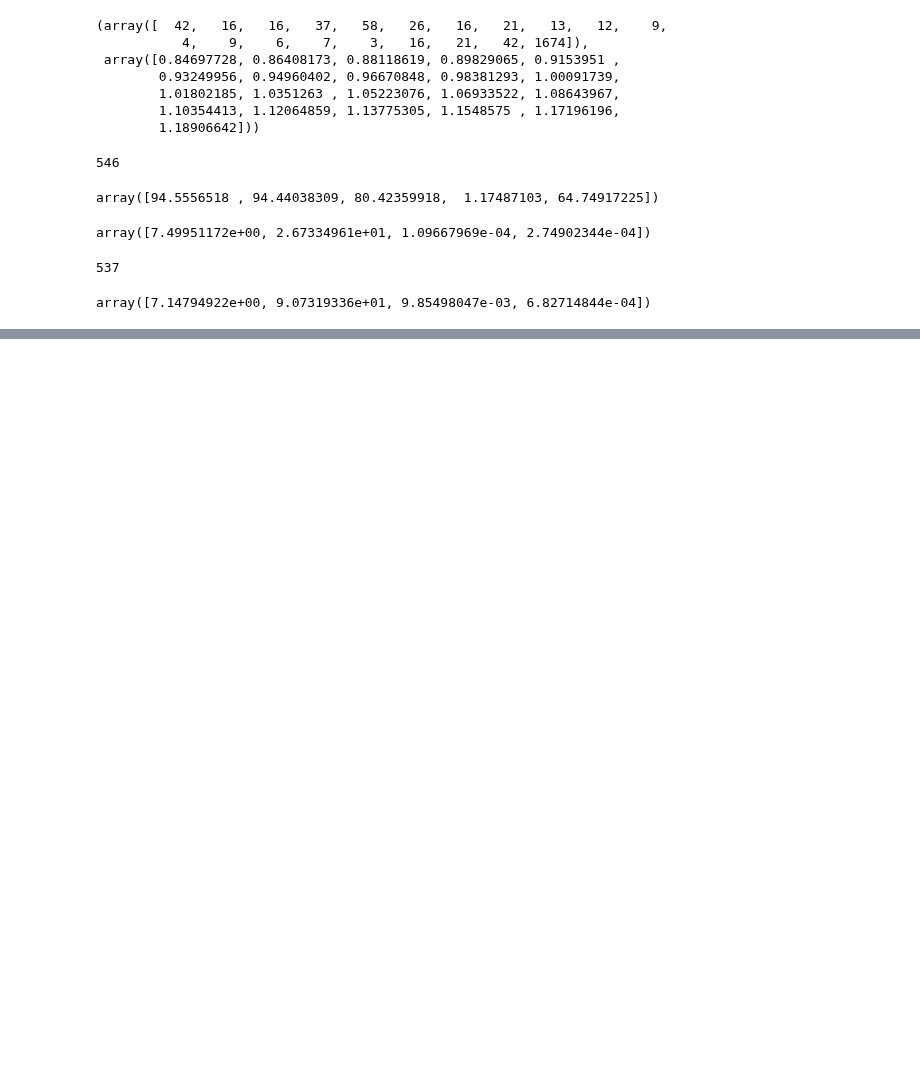
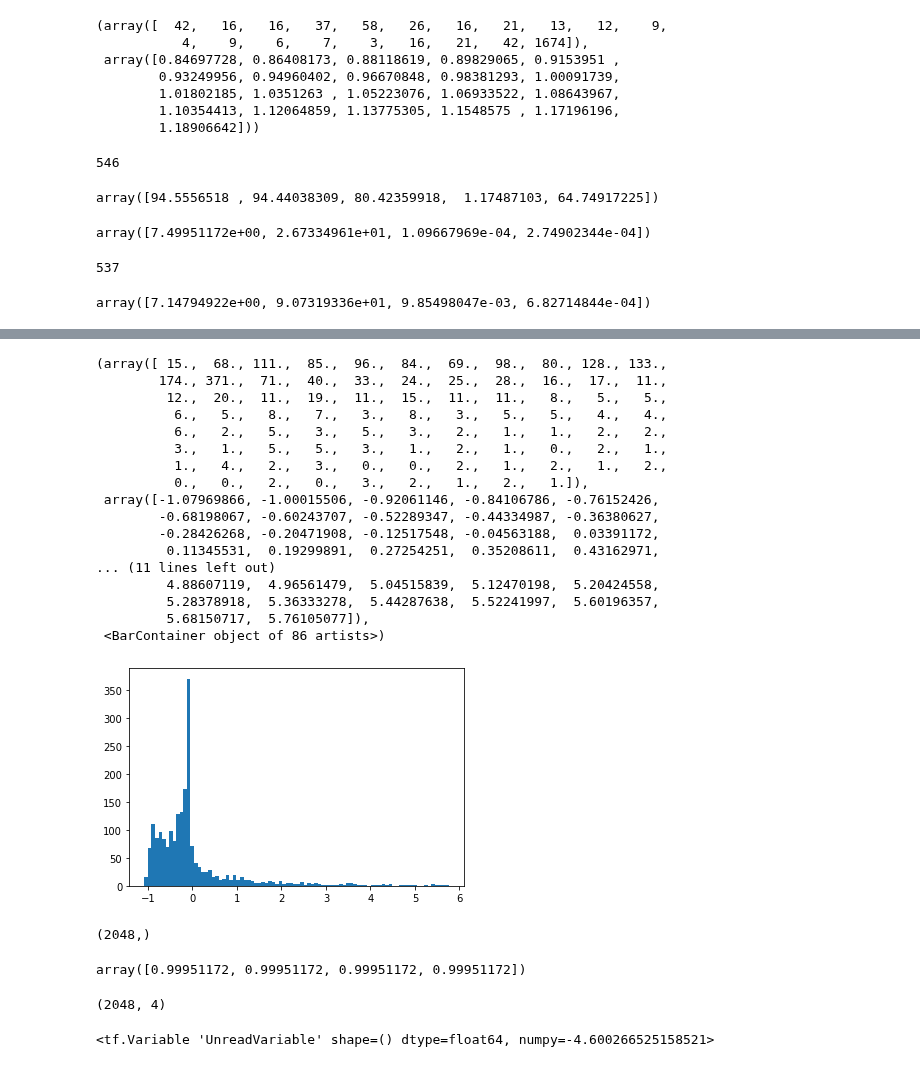
Before and after one commit to sebtsh/efficient-distributionally-robust-BO, a Jupyter notebook: data/portfolio/cvxportfolio.ipynb, the cells around one changed output, grey strips where cells are left out. Drawn from its saved outputs; the diff is of its cells as text; code cells hidden in the pictures; blank space fills up the shorter version.

```diff
--- a/data/portfolio/cvxportfolio.ipynb
+++ b/data/portfolio/cvxportfolio.ipynb
@@ -340,0 +336,27 @@ array([7.14794922e+00, 9.07319336e+01, 9.85498047e-03, 6.82714844e-04])
+# %%
+standardized_returns = (all_results[:, 0] - np.mean(all_results[:, 0])) / np.std(all_results[:, 0])
+# %%
+plt.hist(standardized_returns, bins='auto')
+# %% [output]
+(array([ 15.,  68., 111.,  85.,  96.,  84.,  69.,  98.,  80., 128., 133.,
+        174., 371.,  71.,  40.,  33.,  24.,  25.,  28.,  16.,  17.,  11.,
+         12.,  20.,  11.,  19.,  11.,  15.,  11.,  11.,   8.,   5.,   5.,
+          6.,   5.,   8.,   7.,   3.,   8.,   3.,   5.,   5.,   4.,   4.,
+          6.,   2.,   5.,   3.,   5.,   3.,   2.,   1.,   1.,   2.,   2.,
+          3.,   1.,   5.,   5.,   3.,   1.,   2.,   1.,   0.,   2.,   1.,
+          1.,   4.,   2.,   3.,   0.,   0.,   2.,   1.,   2.,   1.,   2.,
+          0.,   0.,   2.,   0.,   3.,   2.,   1.,   2.,   1.]),
+ array([-1.07969866, -1.00015506, -0.92061146, -0.84106786, -0.76152426,
+        -0.68198067, -0.60243707, -0.52289347, -0.44334987, -0.36380627,
+        -0.28426268, -0.20471908, -0.12517548, -0.04563188,  0.03391172,
+         0.11345531,  0.19299891,  0.27254251,  0.35208611,  0.43162971,
+... (11 lines left out)
+         4.88607119,  4.96561479,  5.04515839,  5.12470198,  5.20424558,
+         5.28378918,  5.36333278,  5.44287638,  5.52241997,  5.60196357,
+         5.68150717,  5.76105077]),
+ <BarContainer object of 86 artists>)
+[figure, added]
+# %%
+standardized_returns.shape
+# %% [output]
+(2048,)
@@ -340,0 +366,4 @@ array([7.14794922e+00, 9.07319336e+01, 9.85498047e-03, 6.82714844e-04])
+# %%
+np.max((scaled_samples - lowers) / (uppers - lowers), axis=0)
+# %% [output]
+array([0.99951172, 0.99951172, 0.99951172, 0.99951172])
@@ -340,0 +372,4 @@ array([7.14794922e+00, 9.07319336e+01, 9.85498047e-03, 6.82714844e-04])
+# %%
+normalized_samples.shape
+# %% [output]
+(2048, 4)
@@ -340,0 +383,4 @@ array([7.14794922e+00, 9.07319336e+01, 9.85498047e-03, 6.82714844e-04])
+# %%
+gp.likelihood.variance.assign(0.01)
+# %% [output]
+<tf.Variable 'UnreadVariable' shape=() dtype=float64, numpy=-4.600266525158521>
```
Also changed, not shown: parts of 48 cells of this notebook, 2 other files.
